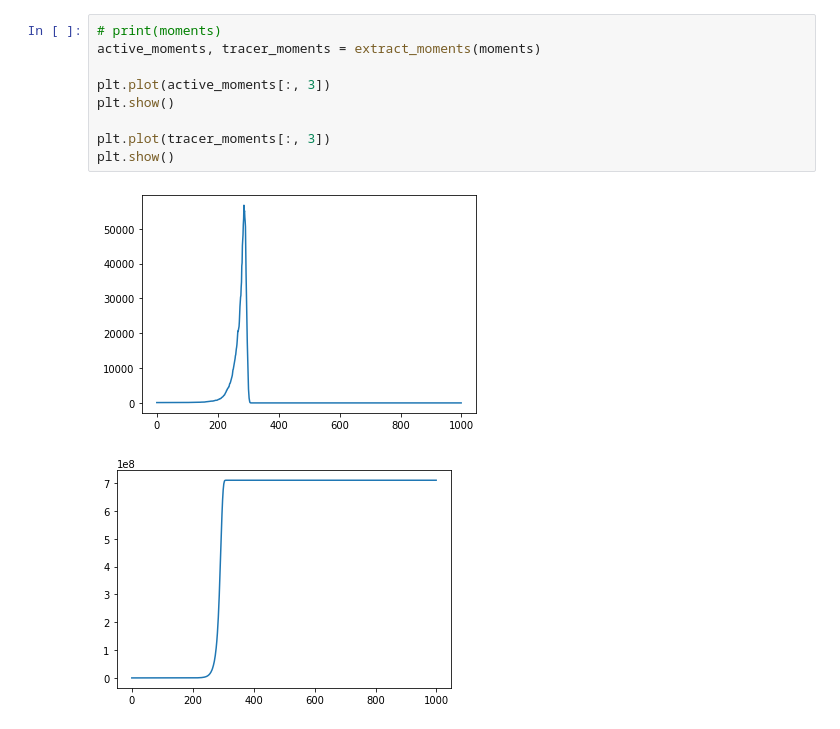
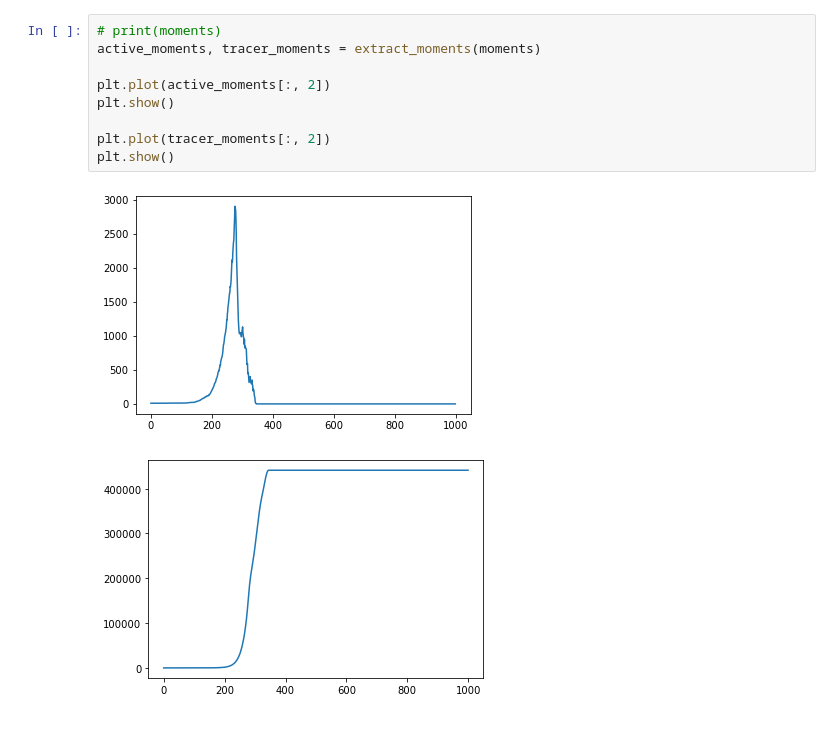
Before and after one commit to Irene-Li/BARW, a Jupyter notebook: BARW/plot_data.ipynb, the cells around one changed output. Saved outputs shown, nothing was run; the diff lists cells and outputs as text.

```diff
--- a/BARW/plot_data.ipynb
+++ b/BARW/plot_data.ipynb
@@ -174,15 +176,15 @@ def select_longest(times):
 # %%
 # print(moments)
 active_moments, tracer_moments = extract_moments(moments)
 
-plt.plot(active_moments[:, 3])
+plt.plot(active_moments[:, 2])
 plt.show()
 
-plt.plot(tracer_moments[:, 3])
+plt.plot(tracer_moments[:, 2])
 plt.show()
 # %% [output]
-[figure, old version]
+[figure, new version]
-[figure, old version]
+[figure, new version]
 # %%
 actives = []
 tracers = []
```
Also changed, not shown: parts of 4 cells of this notebook, 1 other file.
